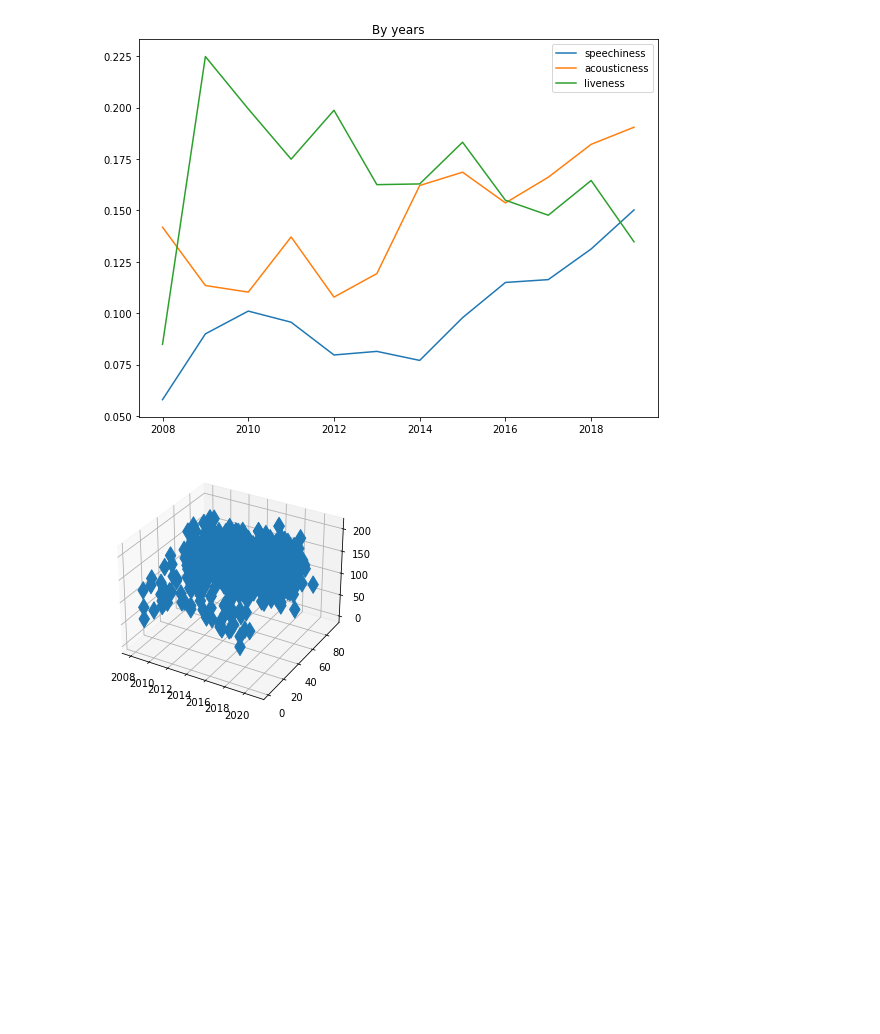
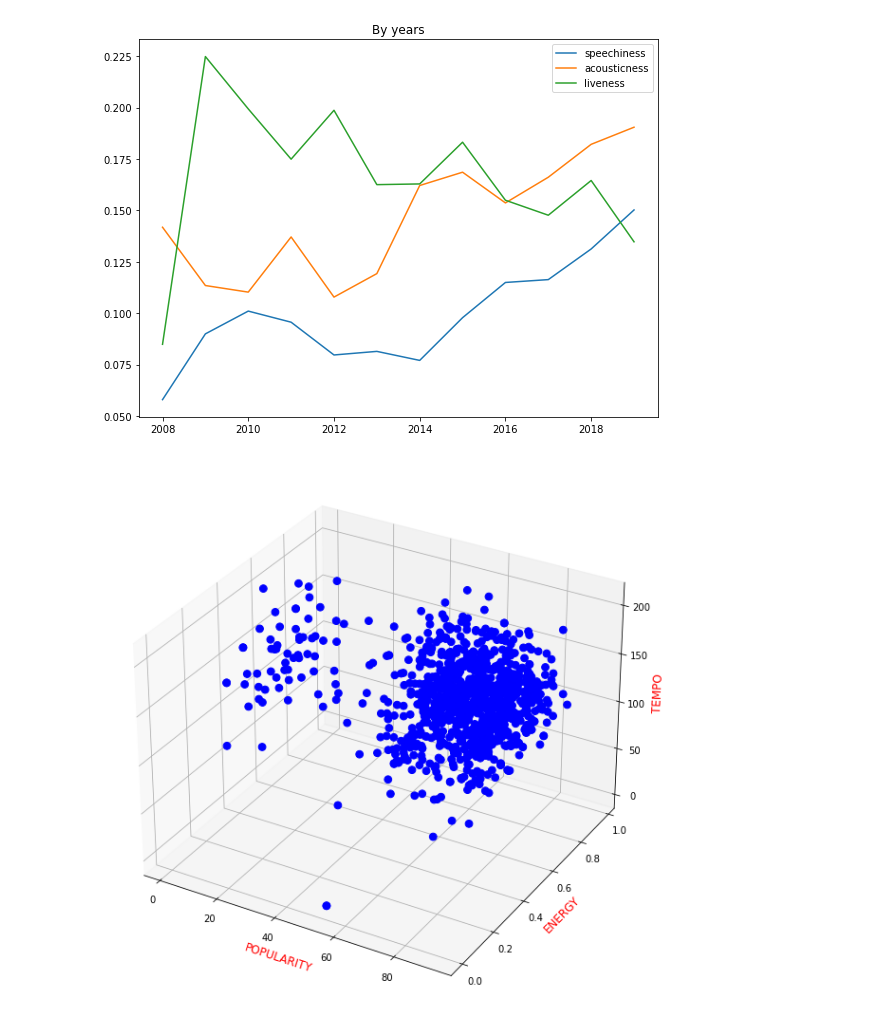
Before and after one commit to ntran4869/Spotify-EDA, a Jupyter notebook: prj.ipynb, the cells around one changed output. Saved outputs shown, nothing was run; the diff lists cells and outputs as text; code cells hidden in the pictures; blank space fills up the shorter version.

```diff
--- a/prj.ipynb
+++ b/prj.ipynb
@@ -170,3 +170,14 @@ plt.ylabel("valence")
 plt.show()
 # %% [output]
 [figure]
+# %%
+from mpl_toolkits.mplot3d import Axes3D
+plt.rcParams["figure.figsize"] = [8, 8]
+plt.rcParams["figure.autolayout"] = True
+fig = plt.figure()
+ax = Axes3D(fig)
+ax.set_xlabel("POPULARITY", fontsize = 12, color = "r")
+ax.set_ylabel("ENERGY", fontsize = 12, color = "r")
+ax.set_zlabel("TEMPO", fontsize = 12, color = "r")
+ax.scatter3D(df['popularity'], df['energy'], df['tempo'], alpha=1, s=60, color = "b")
+plt.show()
@@ -209,12 +222,5 @@ plt.show()
 # %% [output]
 [figure]
 # %%
-from mpl_toolkits.mplot3d import Axes3D
-plt.rcParams["figure.figsize"] = [7.00, 3.50]
-plt.rcParams["figure.autolayout"] = True
-fig = plt.figure()
-ax = Axes3D(fig)
-ax.scatter3D(df['year'], df['popularity'], df['tempo'], alpha=1, marker='d', s=150)
-plt.show()
 # %% [output]
-[figure, old version]
+[figure, new version]
```
Also changed, not shown: parts of 1 cell of this notebook.
